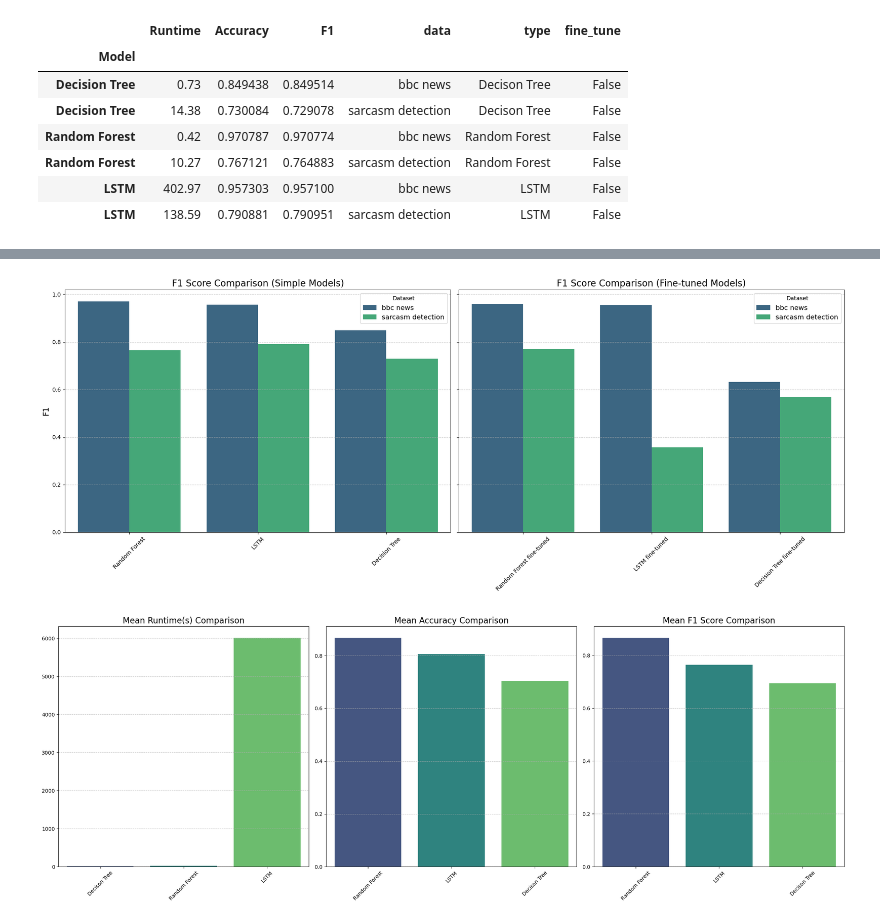
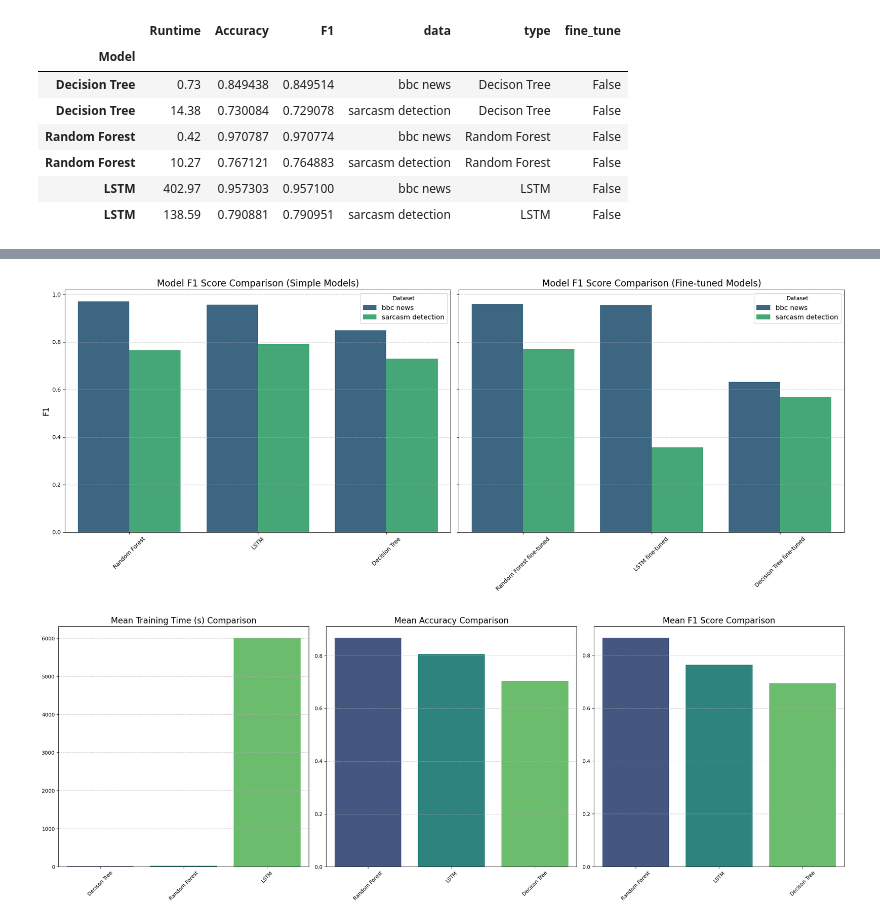
Before and after one commit to nzhussup/BachelorThesis, a Jupyter notebook: src/4_Evaluation.ipynb, the cells around one changed output, grey strips where cells are left out. Drawn from its saved outputs; the diff is of its cells as text; code cells hidden in the pictures.

```diff
--- a/src/4_Evaluation.ipynb
+++ b/src/4_Evaluation.ipynb
@@ -107,31 +107,31 @@ plt.tight_layout()
 # %%
 simple_sorted = simple.sort_values(by='F1', ascending=False)
 fine_tuned_sorted = fine_tuned.sort_values(by='F1', ascending=False)
 
 # Create the subplots
 fig, axes = plt.subplots(1, 2, figsize=(20, 8), sharey=True)
 
 # Plot for simple models
 sns.barplot(data=simple_sorted, x=simple_sorted.index, y="F1", hue="data", palette="viridis", ax=axes[0])
-axes[0].set_title('F1 Score Comparison (Simple Models)', fontsize=16)
+axes[0].set_title('Model F1 Score Comparison (Simple Models)', fontsize=16)
 axes[0].set_xlabel('')
 axes[0].set_ylabel('F1', fontsize=14)
 axes[0].tick_params(axis='x', rotation=45)
 axes[0].grid(axis='y', linestyle='--', alpha=0.7)
 axes[0].legend(title='Dataset', fontsize=12)
 
 # Plot for fine-tuned models
 sns.barplot(data=fine_tuned_sorted, x=fine_tuned_sorted.index, y="F1", hue="data", palette="viridis", ax=axes[1])
-axes[1].set_title('F1 Score Comparison (Fine-tuned Models)', fontsize=16)
+axes[1].set_title('Model F1 Score Comparison (Fine-tuned Models)', fontsize=16)
 axes[1].set_xlabel('')
 axes[1].set_ylabel('')  # No y-label as it's shared
 axes[1].tick_params(axis='x', rotation=45)
 axes[1].grid(axis='y', linestyle='--', alpha=0.7)
 axes[1].legend(title='Dataset', fontsize=12)
 
 plt.tight_layout()
 # %% [output]
-[figure, old version]
+[figure, new version]
 # %%
 mean_data = mean_data.reset_index()
 mean_data_runtime_sorted = mean_data.sort_values(by='Runtime')
@@ -143,7 +143,7 @@ fig, axes = plt.subplots(1, 3, figsize=(22, 8))
 
 # Plot for Runtime
 sns.barplot(data=mean_data_runtime_sorted, x='type', y='Runtime', palette="viridis", ax=axes[0])
-axes[0].set_title('Mean Runtime(s) Comparison', fontsize=16)
+axes[0].set_title('Mean Training Time (s) Comparison', fontsize=16)
 axes[0].set_xlabel('')
 axes[0].set_ylabel('', fontsize=14)
 axes[0].tick_params(axis='x', rotation=45)
@@ -167,4 +167,4 @@ axes[2].grid(axis='y', linestyle='--', alpha=0.7)
 
 plt.tight_layout()
 # %% [output]
-[figure, old version]
+[figure, new version]
```
Also changed, not shown: parts of 2 cells of this notebook.
